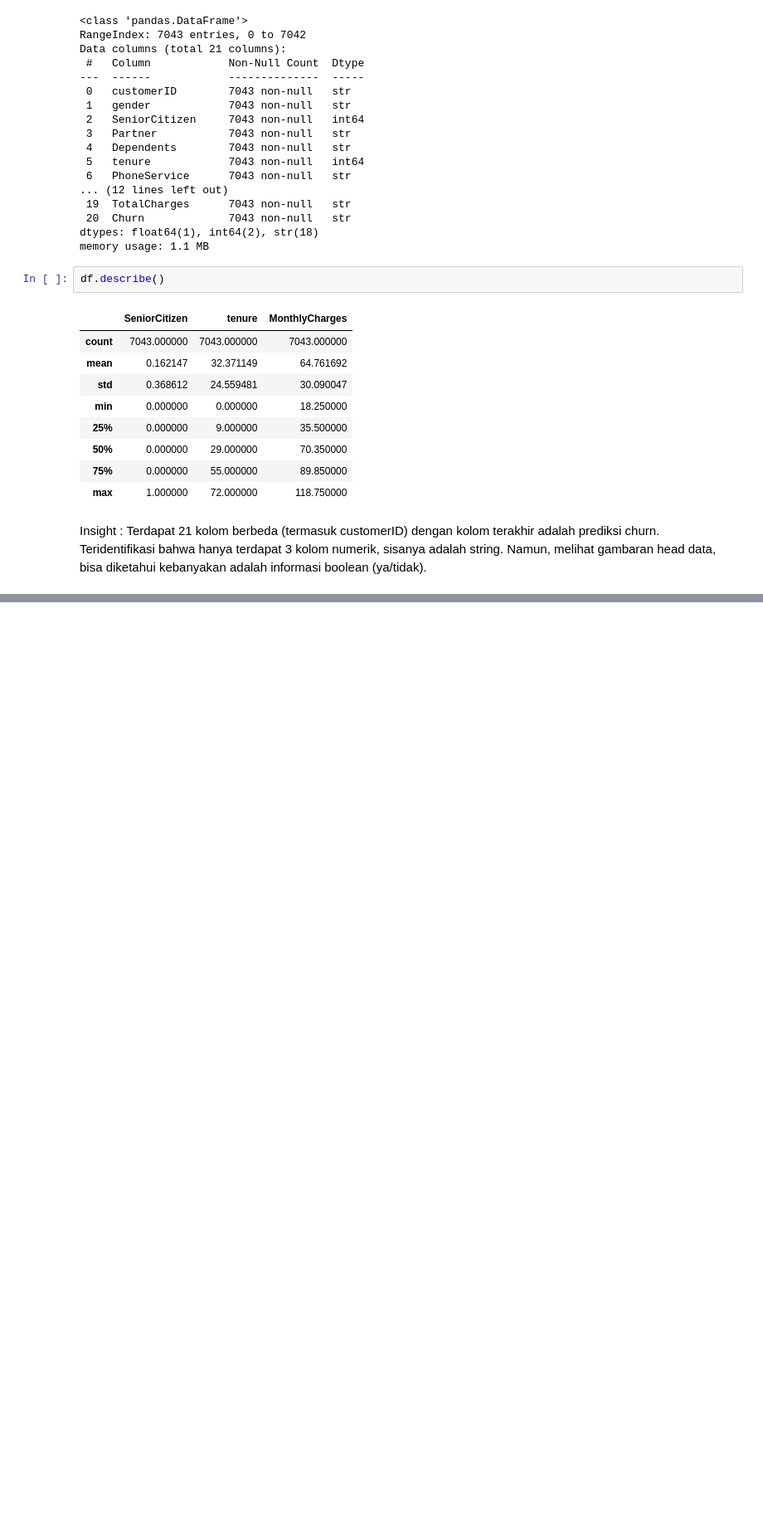
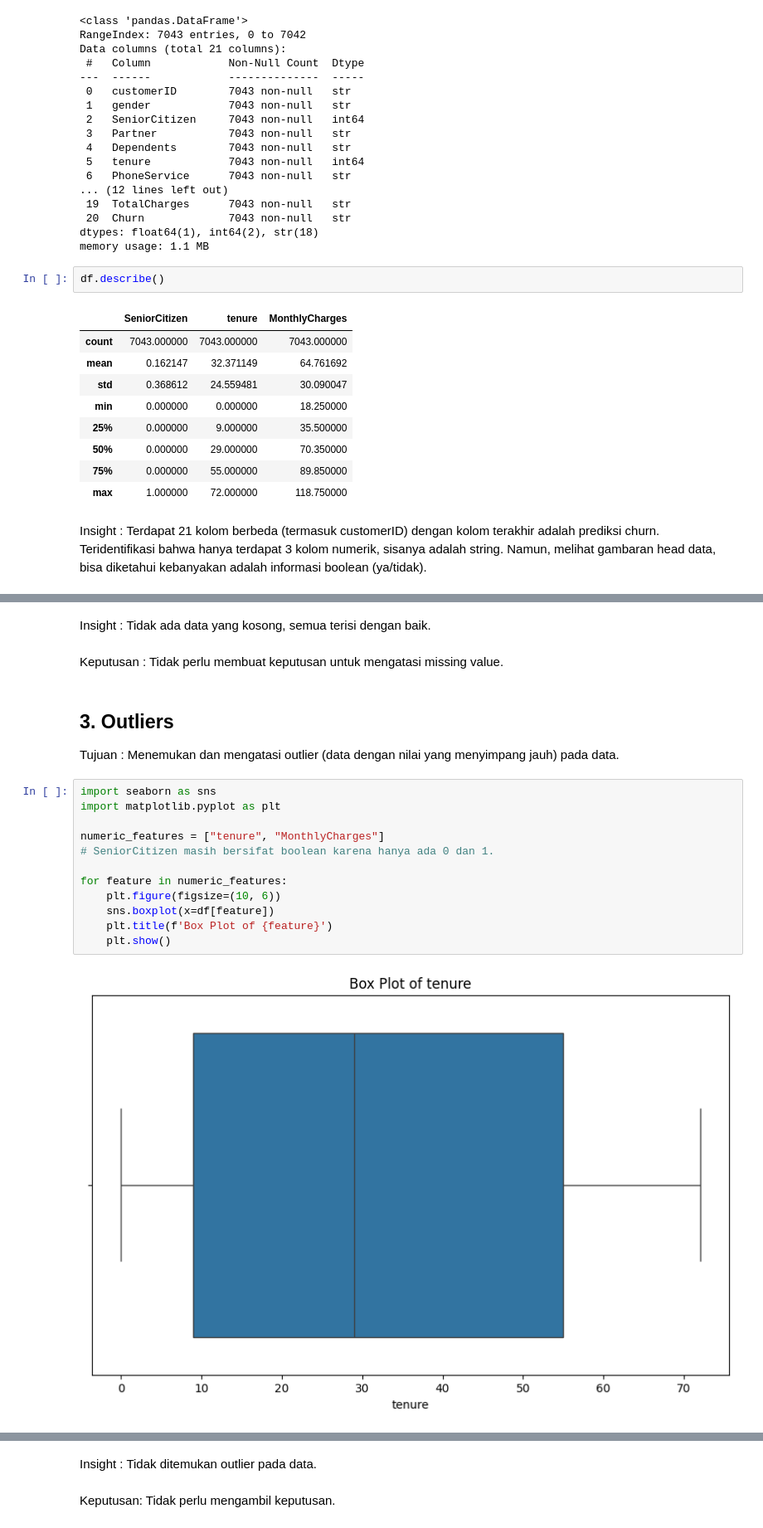
Before and after one commit to RyannPy/customer-intelligence-platform, a Jupyter notebook: notebooks/01_data_cleaning.ipynb, the cells around one changed output, grey strips where cells are left out. Shown at 83% size. Cells and saved outputs as stored; diff of their text form; blank space fills up the shorter version.

Commit message:
feat: Missing values dan Outliers

```diff
--- a/notebooks/01_data_cleaning.ipynb
+++ b/notebooks/01_data_cleaning.ipynb
@@ -53,0 +78,21 @@ Insight : Terdapat 21 kolom berbeda (termasuk customerID) dengan kolom terakhir
+# %% [markdown]
+Insight : Tidak ada data yang kosong, semua terisi dengan baik.
+# %% [markdown]
+Keputusan : Tidak perlu membuat keputusan untuk mengatasi missing value.
+# %% [markdown]
+## 3. Outliers
+Tujuan : Menemukan dan mengatasi outlier (data dengan nilai yang menyimpang jauh) pada data.
+# %%
+import seaborn as sns
+import matplotlib.pyplot as plt
+
+numeric_features = ["tenure", "MonthlyCharges"]
+# SeniorCitizen masih bersifat boolean karena hanya ada 0 dan 1.
+
+for feature in numeric_features:
+    plt.figure(figsize=(10, 6))
+    sns.boxplot(x=df[feature])
+    plt.title(f'Box Plot of {feature}')
+    plt.show()
+# %% [output]
+[figure, added]
@@ -53,0 +100,4 @@ Insight : Terdapat 21 kolom berbeda (termasuk customerID) dengan kolom terakhir
+# %% [markdown]
+Insight : Tidak ditemukan outlier pada data.
+# %% [markdown]
+Keputusan: Tidak perlu mengambil keputusan.
```
Also changed, not shown: parts of 3 cells of this notebook.
